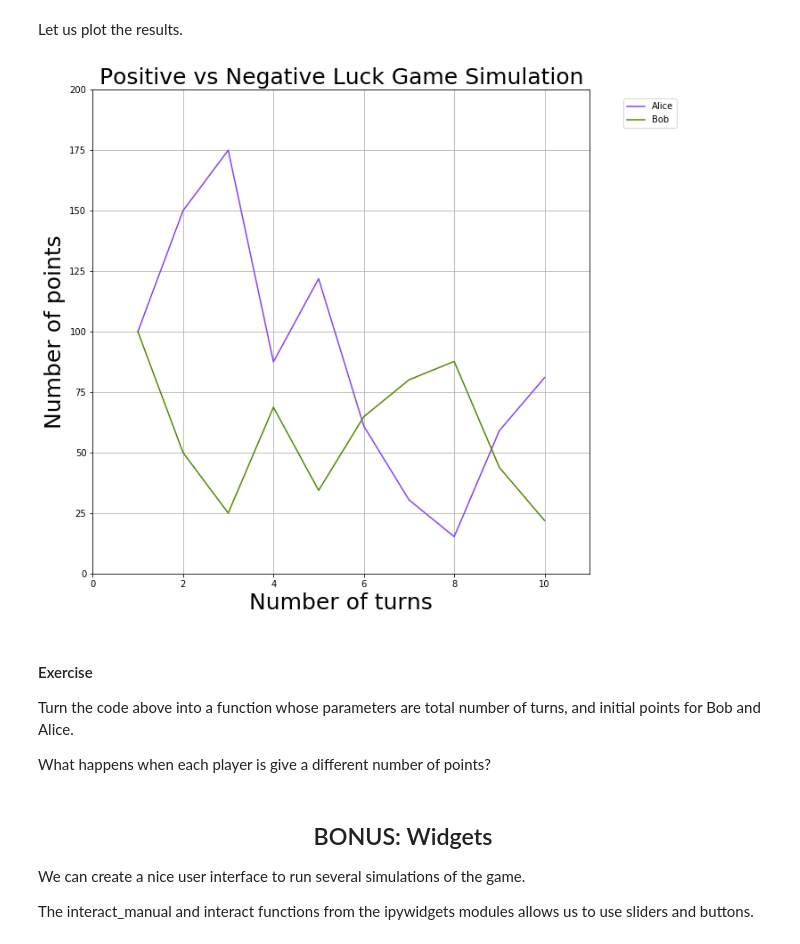
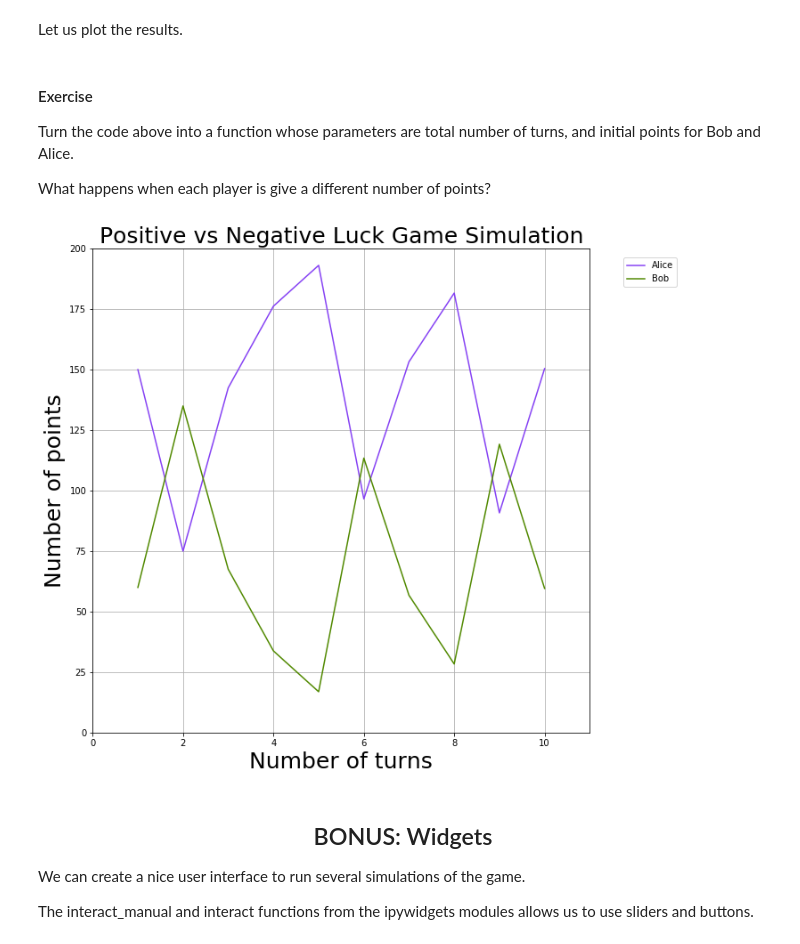
Before and after one commit to lfunderburk/IntroToPython, a Jupyter notebook: IntroToPython.ipynb, the cells around one changed output. Drawn from its saved outputs; the diff is of its cells as text; code cells hidden in the pictures.

```diff
--- a/IntroToPython.ipynb
+++ b/IntroToPython.ipynb
@@ -238,11 +261,12 @@ A player is anyone who rolls P, N dice with the purpose of obtaining a good or a
 # %%
 ### Complete the blanks _________
 def roll_dice():
-    positive_luck = random.choice([1,2,4,5,6])
-    negative_luck = _________We observe that the sample space in this game is given as follows:
-
+    positive_luck = random.choice([1,2,3,4,5,6])
+    negative_luck = random.choice([1,2,3,4,5,6])
+    # print(negative_luck)
+    # print(positive_luck)
 
     if positive_luck - negative_luck >= 0:
         return True
-    else
-        _________
+    else:
+        return False
@@ -282,7 +310,7 @@ def simulate_unfair_game(points_A,points_B,number_of_games):
 
 
     # Initialize number of turns to 1
-    turn_number = ___________
+    turn_number = 1
 
     #
     while turn_number <= number_of_games:
@@ -299,12 +327,12 @@ def simulate_unfair_game(points_A,points_B,number_of_games):
             y_coord_A.append(value_A)
             y_coord_B.append(value_B)
 
+            # Bob loses half of his points
+            value_B = value_B  - (value_B/2)
 
             # Since outcome is good luck, Alice gets half of Bob's points
-            value_A = value_A + (value_B/2)
+            value_A = value_A + value_B
 
-            # Bob loses half of his points
-            value_B = value_B  - (value_B/2)
 
         # If outcome is Bad luck
         else:
@@ -321,8 +349,8 @@ def simulate_unfair_game(points_A,points_B,number_of_games):
             # Since outcome is bad luck, Bob gets half of Alice's points
             # Alice loses half of her points
 
-            value_A = _____________
-            value_B = _____________
+            value_A = value_A - value_A/2
+            value_B = value_B + value_A
 
 
     return [x_coord,y_coord_A,y_coord_B]
@@ -366,39 +404,34 @@ The second array corresponds to the number of points Alice gets in each turn whi
 # %% [markdown]
 Let us plot the results.
 # %%
-# Try different values in the function simulate_unfair_game() and rerun the cell
-# Set variables
-number_turns = 10
-initial_points = 100
+def plotsimulation(initial_pointsa,initial_pointsb,number_turns):# Try different values in the function simulate_unfair_game() and rerun the cell
 
-# Initialize figure
-fig,ax = plt.subplots(figsize=(10,10))
+    # Initialize figure
+    fig,ax = plt.subplots(figsize=(10,10))
 
-# Adjust x, y axis
-ax.set_xlim([0,number_turns + 1])
-ax.set_ylim([0,200])
-ax.grid(True)
+    # Adjust x, y axis
+    ax.set_xlim([0,number_turns + 1])
+    ax.set_ylim([0,200])
+    ax.grid(True)
 
-# Begin simulation
-[x_co,y_co_A,y_co_C] = simulate_unfair_game(initial_points,initial_points,number_turns)
+    # Begin simulation
+    [x_co,y_co_A,y_co_B] = simulate_unfair_game(initial_pointsa,initial_pointsb,number_turns)
 
-# Plot Simulation
-# Alice's points
-ax.plot(x_co,y_co_A,color='#8642f4',label="Alice")
+    # Plot Simulation
+    # Alice's points
+    ax.plot(x_co,y_co_A,color='#8642f4',label="Alice")
 
-# Bob's points
-ax.plot(x_co,y_co_C,color='#518900',label="Bob")
+    # Bob's points
+    ax.plot(x_co,y_co_B,color='#518900',label="Bob")
 
-# Label the figure
-ax.set_ylabel("Number of points",fontsize=25)
-ax.set_xlabel("Number of turns",fontsize=25)
-ax.set_title("Positive vs Negative Luck Game Simulation",fontsize=25)
-plt.legend(bbox_to_anchor=(1.05, 1), loc=2, borderaxespad=1.)
+    # Label the figure
+    ax.set_ylabel("Number of points",fontsize=25)
+    ax.set_xlabel("Number of turns",fontsize=25)
+    ax.set_title("Positive vs Negative Luck Game Simulation",fontsize=25)
+    plt.legend(bbox_to_anchor=(1.05, 1), loc=2, borderaxespad=1.)
 
-# Show figure
-plt.show()
+    # Show figure
+    plt.show()
-# %% [output]
-[figure, removed]
 # %% [markdown]
 #### Exercise
 
@@ -410,3 +441,8 @@ What happens when each player is give a different number of points?
+# %%
+
+plotsimulation(150,60,10)
+# %% [output]
+[figure, added]
 # %% [markdown]
 <h2 align='center'>BONUS: Widgets</h2>
 
```
Also changed, not shown: parts of 13 cells of this notebook.
